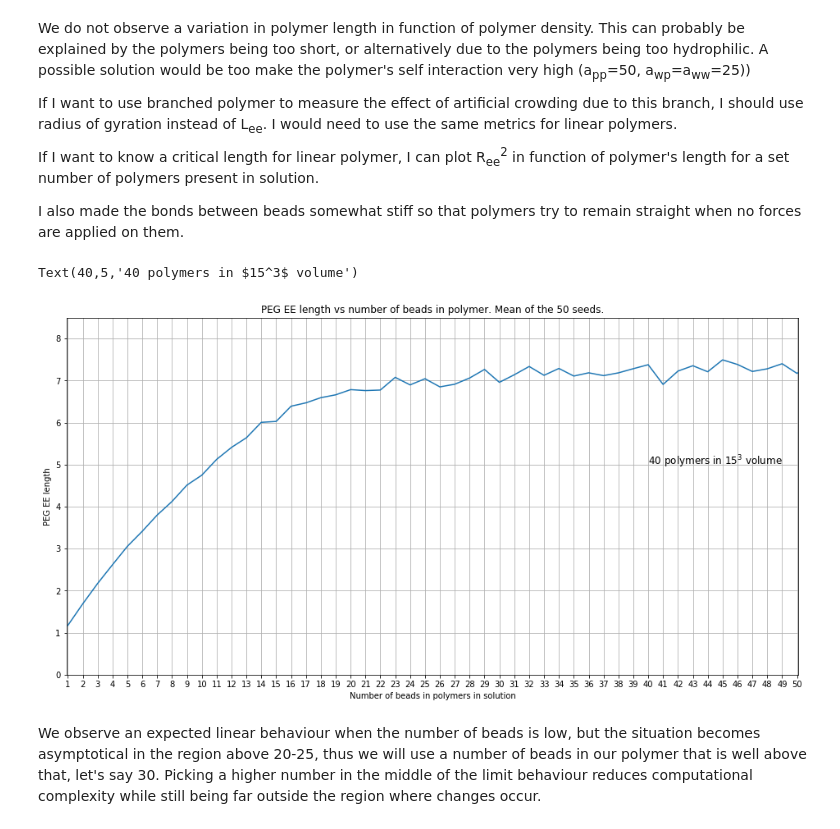
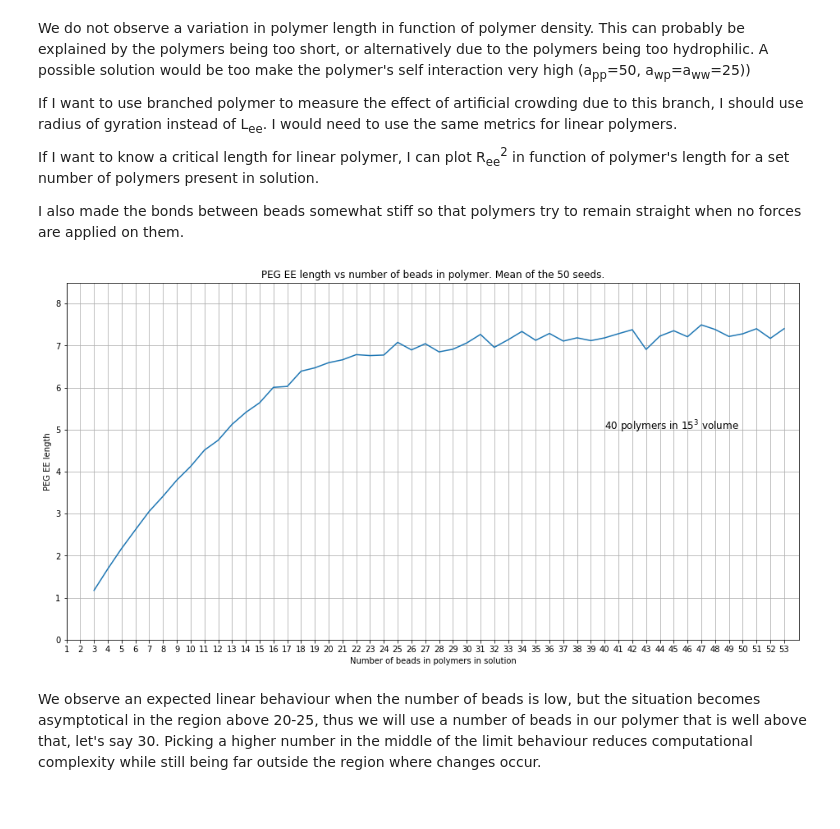
Before and after one commit to WizardingDragon/CCB-Homework-II, a Jupyter notebook: Analysis.ipynb, the cells around one changed output. Saved outputs shown, nothing was run; the diff lists cells and outputs as text; code cells hidden in the pictures.

```diff
--- a/Analysis.ipynb
+++ b/Analysis.ipynb
@@ -110,27 +41,26 @@ I also made the bonds between beads somewhat stiff so that polymers try to remai
 # %%
 # Imports the data and puts it into a pandas dataframe
 advanced_df3 = pd.read_csv('Results/2019.11.13-181218/results.log',sep='\t', header = 0)
 # Rename the column to drop the '\t'
 advanced_df3.columns=['N_bead','Mean','Std','Seed','FracP']
 
 # Takes the mean for all seeds, then plot mean Ree length for all seeds vs number of polymers in solution
 advanced_df3_mean = advanced_df3.groupby(['N_bead']).mean()
 
 plt.figure(figsize=(16,8))
-plt.plot(advanced_df3_mean.index, advanced_df3_mean.Mean)
+plt.plot(advanced_df3_mean.index+2, advanced_df3_mean.Mean)
 
 plt.xlabel('Number of beads in polymers in solution')
 plt.ylabel('PEG EE length')
 plt.title('PEG EE length vs number of beads in polymer. Mean of the 50 seeds.')
 
-plt.xlim([.9,50.1])
+plt.xlim([2.9,54.1])
 plt.ylim([0,advanced_df3_mean.Mean.max()+1])
 plt.grid(which='both')
-plt.xticks(range(1,51,1))
-plt.text(40,5,'40 polymers in $15^3$ volume', fontsize=12)
+plt.xticks(range(1,54,1))
+plt.text(40,5,'40 polymers in $15^3$ volume', fontsize=12);
 # %% [output]
-Text(40,5,'40 polymers in $15^3$ volume')
-[figure, old version]
+[figure, new version]
 # %% [markdown]
 We observe an expected linear behaviour when the number of beads is low, but the situation becomes asymptotical in the region above 20-25, thus we will use a number of beads in our polymer that is well above that, let's say 30.
 Picking a higher number in the middle of the limit behaviour reduces computational complexity while still being far outside the region where changes occur.
```
Also changed, not shown: parts of 13 cells of this notebook.
